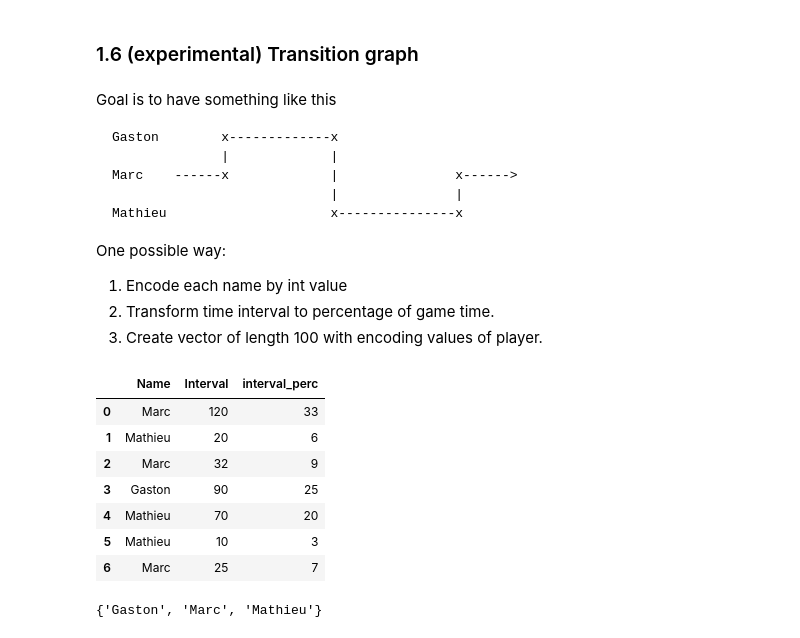
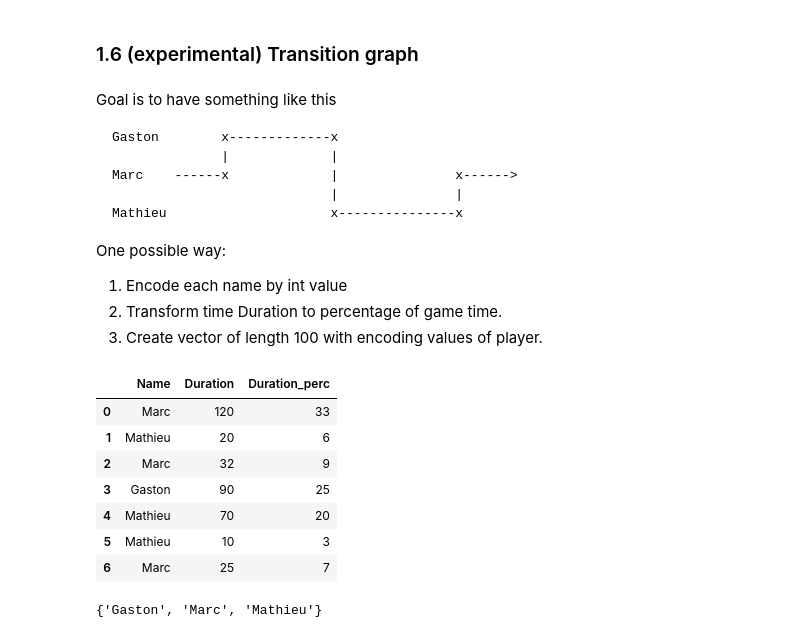
Before and after one commit to Wolgamonox/koth-ping-pong-website, a Jupyter notebook: analysis_exploration/analysis_exploration.ipynb, the cells around one changed output. Cells and saved outputs as stored; diff of their text form; code cells hidden in the pictures.

```diff
--- a/analysis_exploration/analysis_exploration.ipynb
+++ b/analysis_exploration/analysis_exploration.ipynb
@@ -58,19 +58,18 @@ transitions_json
 # %% [markdown]
 #### Dummy data
 # %%
-players = ['Marc', 'Mathieu', 'Gaston']
+players = ["Marc", "Mathieu", "Gaston"]
 dummy_data = [
-    ('Marc', 120),
-    ('Mathieu', 20),
-    ('Marc', 32),
-    ('Gaston', 90),
-    ('Mathieu', 70),
-    ('Mathieu', 10),
-    ('Marc', 25),
+    ("Marc", 120),
+    ("Mathieu", 20),
+    ("Marc", 32),
+    ("Gaston", 90),
+    ("Mathieu", 70),
+    ("Mathieu", 10),
+    ("Marc", 25),
 ]
-# dummy_data = [
-#     ('Marc', 300),
-# ]
-dummy_df = pd.DataFrame(dummy_data, columns=['Name', 'Interval'])
+
+
+dummy_df = pd.DataFrame(dummy_data, columns=["Name", "Duration"])
 dummy_df
 # %% [output]
@@ -85,8 +84,11 @@ dummy_df
 # %% [markdown]
 Game duration
 # %%
-total_duration_seconds = dummy_df['Interval'].sum()
-print('Game lasted for %s (%d sec.)' % (timedelta(seconds=int(total_duration_seconds)), total_duration_seconds))
+total_duration_seconds = dummy_df["Duration"].sum()
+print(
+    "Game lasted for %s (%d sec.)"
+    % (timedelta(seconds=int(total_duration_seconds)), total_duration_seconds)
+)
 # %% [output]
 Game lasted for 0:06:07 (367 sec.)
 # %% [markdown]
@@ -211,13 +231,15 @@ Mathieu                     x---------------x
 
 One possible way:
 1. Encode each name by int value
-2. Transform time interval to percentage of game time.
+2. Transform time Duration to percentage of game time.
 3. Create vector of length 100 with encoding values of player.
 # %%
-dummy_df['interval_perc'] = dummy_df['Interval'].apply(lambda x: int(np.ceil(x/total_duration_seconds * 100)))
+dummy_df["Duration_perc"] = dummy_df["Duration"].apply(
+    lambda x: int(np.ceil(x / total_duration_seconds * 100))
+)
 dummy_df
 # %% [output]
-|  | Name | Interval | interval_perc |
+|  | Name | Duration | Duration_perc |
 | 0 | Marc | 120 | 33 |
 | 1 | Mathieu | 20 | 6 |
 | 2 | Marc | 32 | 9 |
```
Also changed, not shown: parts of 28 cells of this notebook, 1 other file.
